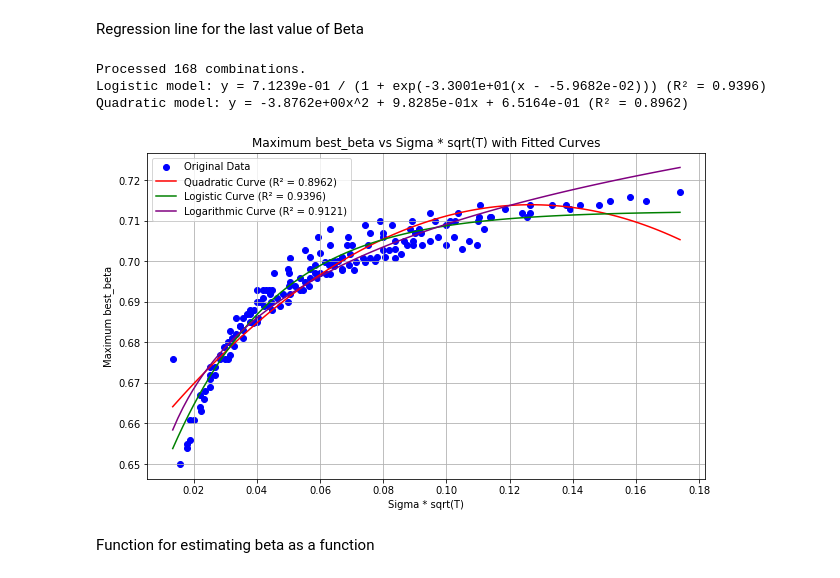
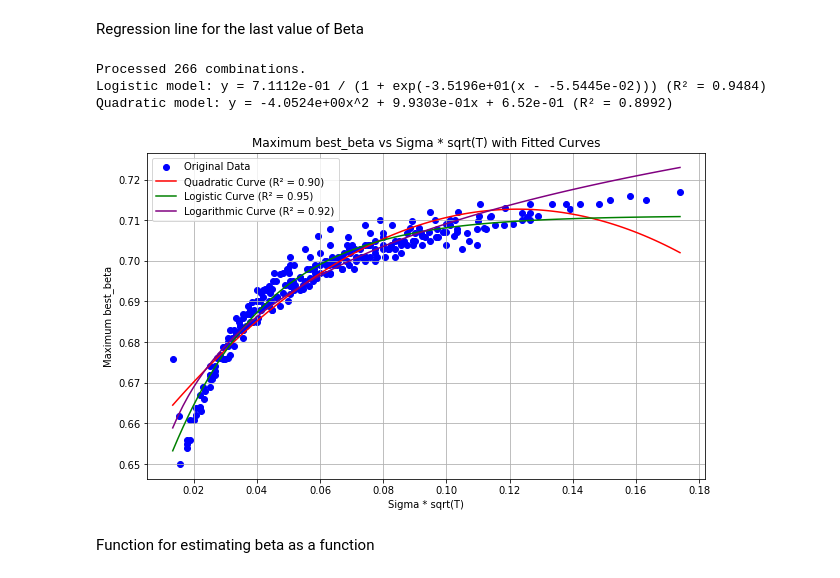
Before and after one commit to Jonteflower/SF290X-Master-Thesis, a Jupyter notebook: down_and_out.ipynb, the cells around one changed output. Drawn from its saved outputs; the diff is of its cells as text; code cells hidden in the pictures.

```diff
--- a/down_and_out.ipynb
+++ b/down_and_out.ipynb
@@ -15,7 +15,7 @@ from sklearn.metrics import mean_squared_error, r2_score
 # %% [markdown]
 Reading and formatting the csv and dropping outliers
 # %%
-csvFilePath = 'acc_data_m_100_50.csv'
+csvFilePath = 'acc_data.csv'
 df = pd.read_csv(csvFilePath)
 
 ### Standardized values
@@ -226,17 +272,6 @@ Logistic model: y = 1.5542e-01 / (1 + exp(-2.9803e+01(x - 6.4969e-02))) (R² = 0
 # %% [markdown]
 Regression line for the last value of Beta
 # %%
-# Quadratic model function
-def quadratic_model(x, a, b, c):
-    return a * x**2 + b * x + c
-
-# Logistic model function
-def logistic_model(x, L, k, x0):
-    return L / (1 + np.exp(-k * (x - x0)))
-
-# Logarithmic model function
-def logarithmic_model(x, a, b):
-    return a + b * np.log(x)
 
 # Extract unique values of 'T' and 'sigma' from the DataFrame
 unique_Ts = df['T'].unique()
@@ -257,7 +292,7 @@ for m in unique_ms:
             # Filter dataframe for the current combination
             subset_df = df[(df['T'] == T) & (df['sigma'] == sigma) & (df['m'] == m)]
 
-            # Calculate the product of Sigma and sqrt(T)
+            # Calculate the product of Sigma and sqrt(T/m)
             x = sigma * np.sqrt(T/m)
 
             # Find the maximum value of 'best_beta' in this subset
@@ -271,8 +306,14 @@ for m in unique_ms:
 print(f"Processed {len(x_values)} combinations.")
 
 # Convert lists to numpy arrays for curve fitting
+# Convert lists to numpy arrays for curve fitting and filter cooks distance
+y_values = np.array(y_values)
 x_values = np.array(x_values)
-y_values = np.array(y_values)
+"""
+x_values, y_values = filter_by_cooks_distance(x_values, y_values )
+x_values = x_values.ravel()
+y_values = y_values.ravel()
+"""
 
 # Fit the quadratic model to the data
 popt_quad, _ = curve_fit(quadratic_model, x_values, y_values)
@@ -289,41 +330,45 @@ popt_log, _ = curve_fit(logarithmic_model, x_values, y_values)
 predicted_values_log = logarithmic_model(x_values, *popt_log)
 r_squared_log = r2_score(y_values, predicted_values_log)
 
 # Plot the original data
 plt.figure(figsize=(10, 6))
 plt.scatter(x_values, y_values, color='blue', label='Original Data')
 
 # Generate x values for prediction
 x_fit = np.linspace(min(x_values), max(x_values), 100)
 
 # Plot the quadratic fitted curve
 y_fit_quad = quadratic_model(x_fit, *popt_quad)
-plt.plot(x_fit, y_fit_quad, color='red', label=f'Quadratic Curve (R² = {r_squared_quad:.4f})')
+plt.plot(x_fit, y_fit_quad, color='red', label=f'Quadratic Curve (R² = {r_squared_quad:.2f})')
 
 # Plot the logistic fitted curve
 y_fit_logistic = logistic_model(x_fit, *popt_logistic)
-plt.plot(x_fit, y_fit_logistic, color='green', label=f'Logistic Curve (R² = {r_squared_logistic:.4f})')
+plt.plot(x_fit, y_fit_logistic, color='green', label=f'Logistic Curve (R² = {r_squared_logistic:.2})')
 
 # Plot the logarithmic fitted curve
 y_fit_log = logarithmic_model(x_fit, *popt_log)
-plt.plot(x_fit, y_fit_log, color='purple', label=f'Logarithmic Curve (R² = {r_squared_log:.4f})')
+plt.plot(x_fit, y_fit_log, color='purple', label=f'Logarithmic Curve (R² = {r_squared_log:.2f})')
+
 
 #### Print the model equations
 print(f"Logistic model: y = {popt_logistic[0]:.4e} / (1 + exp(-{popt_logistic[1]:.4e}(x - {popt_logistic[2]:.4e}))) (R² = {r_squared_logistic:.4f})")
-print(f"Quadratic model: y = {popt_quad[0]:.4e}x^2 + {popt_quad[1]:.4e}x + {popt_quad[2]:.4e} (R² = {r_squared_quad:.4f})")
+print(f"Quadratic model: y = {popt_quad[0]:.4e}x^2 + {popt_quad[1]:.4e}x + {popt_quad[2]:.2e} (R² = {r_squared_quad:.4f})")
 
 # Add titles and labels
 plt.title('Maximum best_beta vs Sigma * sqrt(T) with Fitted Curves')
 plt.xlabel('Sigma * sqrt(T)')
 plt.ylabel('Maximum best_beta')
 plt.legend()
 plt.grid(True)
 plt.show()
+
+
+##  y = 7.0648e-01 / (1 + exp(-3.9661e+00(x - -4.9009e-01))) (R² = 0.9408)
 # %% [output]
-Processed 168 combinations.
-Logistic model: y = 7.1239e-01 / (1 + exp(-3.3001e+01(x - -5.9682e-02))) (R² = 0.9396)
-Quadratic model: y = -3.8762e+00x^2 + 9.8285e-01x + 6.5164e-01 (R² = 0.8962)
+Processed 266 combinations.
+Logistic model: y = 7.1112e-01 / (1 + exp(-3.5196e+01(x - -5.5445e-02))) (R² = 0.9484)
+Quadratic model: y = -4.0524e+00x^2 + 9.9303e-01x + 6.52e-01 (R² = 0.8992)
-[figure, old version]
+[figure, new version]
 # %% [markdown]
 Function for estimating beta as a function
 # %%
```
Also changed, not shown: parts of 6 cells of this notebook, 12 other files.
